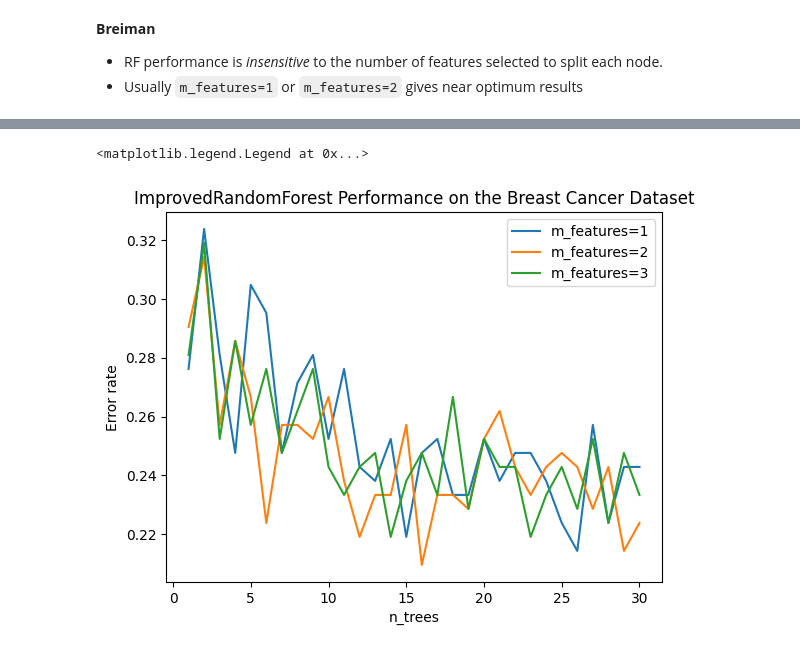
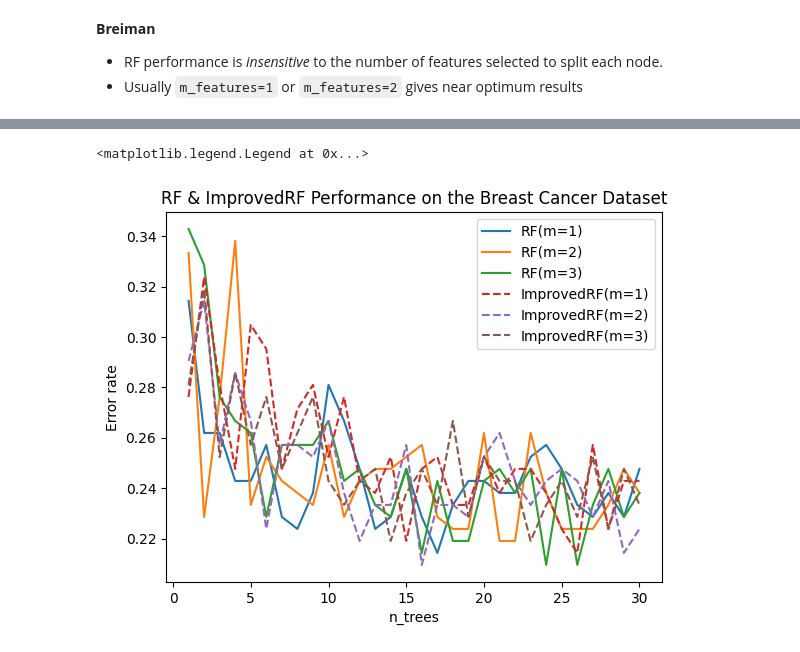
Before and after one commit to liyiyan128/M2R-random-forests, a Jupyter notebook: simulations/simulations.ipynb, the cells around one changed output, grey strips where cells are left out. Saved outputs shown, nothing was run; the diff lists cells and outputs as text; code cells hidden in the pictures.

```diff
--- a/simulations/simulations.ipynb
+++ b/simulations/simulations.ipynb
@@ -22,6 +22,7 @@ heart_disease = np.genfromtxt("processed.cleveland.data", delimiter=",")
 heart_disease = heart_disease[~np.isnan(heart_disease).any(axis=1), :]
 X_heart_disease = heart_disease[:, :13]  # feature_type="categorical"
 y_heart_disease = heart_disease[:, 13]
+y_heart_disease[np.where(y_heart_disease >= 1)] = 1
 titanic = pd.read_csv("titanic.csv").drop(columns=["PassengerId", "Name", "Ticket", "Cabin"]).dropna()
 X_titanic = titanic.loc[:, titanic.columns!="Survived"].to_numpy()  # feature_type: complex
 y_titanic = titanic["Survived"].to_numpy()
@@ -192,17 +193,3 @@ for n in n_trees:
         error_rates_std[m_features.index(m), n-1] = error_rate.std()
 
 np.savez("test_breast_cancer_n30_m.npz", mean=error_rates_mean, std=error_rates_std)
-# %%
-error_rates = np.load("test_breast_cancer_n30_m.npz")
-error_rates_mean = error_rates["mean"]
-error_rates_std = error_rates["std"]
-n_trees = np.arange(1, 31)
-m_features = [1, 2, 3]
-n_exp=3
-for m in m_features:
-    plt.plot(n_trees, error_rates_mean[m_features.index(m), :],
-             label=f"m_features={m}")
-plt.xlabel("n_trees")
-plt.ylabel("Error rate")
-plt.title("RandomForest Performance on the Breast Cancer Dataset")
-plt.legend()
@@ -232,19 +216,28 @@ for n in n_trees:
 
 np.savez("test_breast_cancer_n30_m_improved.npz", mean=error_rates_mean, std=error_rates_std)
 # %%
+n_trees = np.arange(1, 31)
+m_features = [1, 2, 3]
+n_exp=3
+
+error_rates = np.load("test_breast_cancer_n30_m.npz")
+error_rates_mean = error_rates["mean"]
+error_rates_std = error_rates["std"]
+for m in m_features:
+    plt.plot(n_trees, error_rates_mean[m_features.index(m), :],
+             label=f"RF(m={m})")
+
 error_rates = np.load("test_breast_cancer_n30_m_improved.npz")
 error_rates_mean = error_rates["mean"]
 error_rates_std = error_rates["std"]
-n_trees = np.arange(1, 31)
-m_features = [1, 2, 3]
-n_exp=3
 for m in m_features:
     plt.plot(n_trees, error_rates_mean[m_features.index(m), :],
-             label=f"m_features={m}")
+             "--", label=f"ImprovedRF(m={m})")
+
 plt.xlabel("n_trees")
 plt.ylabel("Error rate")
-plt.title("ImprovedRandomForest Performance on the Breast Cancer Dataset")
+plt.title("RF & ImprovedRF Performance on the Breast Cancer Dataset")
 plt.legend()
 # %% [output]
 <matplotlib.legend.Legend at 0x...>
-[figure, old version]
+[figure, new version]
```
Also changed, not shown: parts of 3 cells of this notebook.
